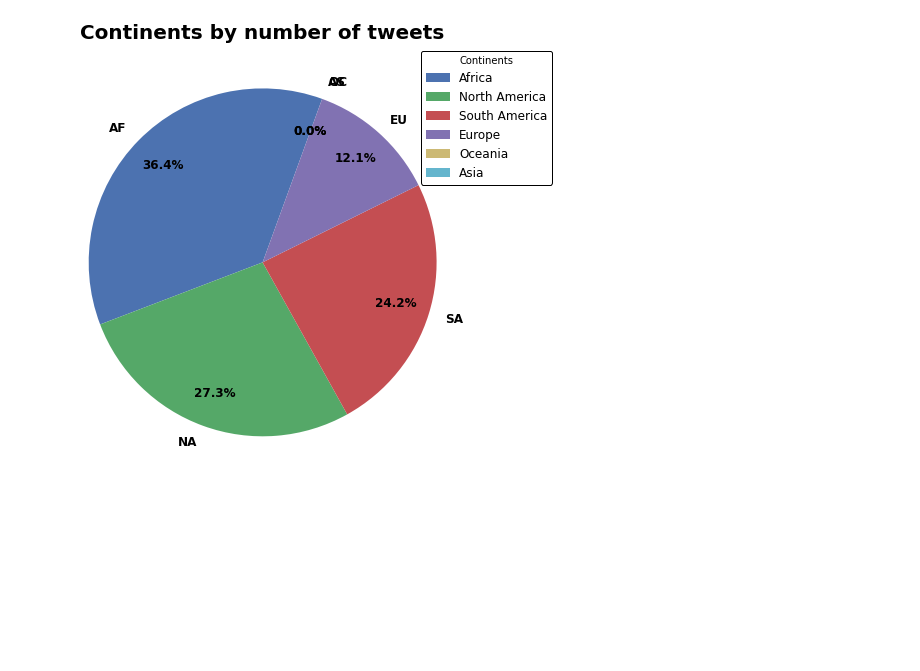
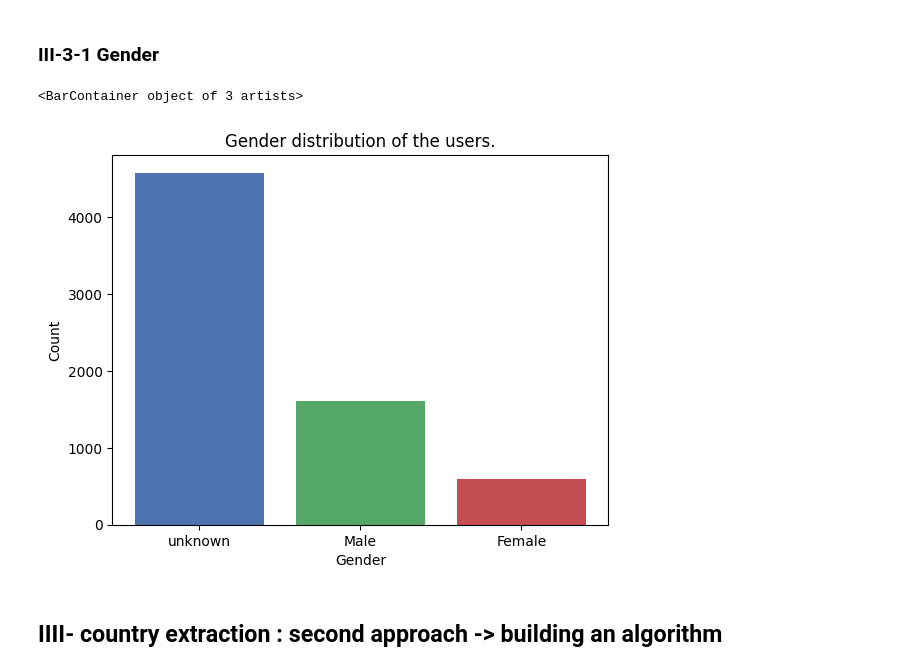
Before and after one commit to Ayoubkassi/Twitter_Comercial_Segments, a Jupyter notebook: Data_analysis.ipynb, the cells around one changed output. Saved outputs shown, nothing was run; the diff lists cells and outputs as text; code cells hidden in the pictures; blank space fills up the shorter version.

```diff
--- a/Data_analysis.ipynb
+++ b/Data_analysis.ipynb
@@ -150,31 +229,14 @@ plt.show()
-# %%
-import seaborn as sns
-import matplotlib.pyplot as plt
-
-s = [12, 9, 8, 4, 0, 0]
-new = ['AF', 'NA', 'SA', 'EU', 'OC', 'AS']
-colors = ['#4c72b0', '#55a868', '#c44e52', '#8172b2', '#ccb974', '#64b5cd']
-
-fig, ax = plt.subplots(figsize=(8, 8))
-wedges, texts, autotexts = ax.pie(s, labels=new, colors=colors, startangle=70,
-                                  autopct='%1.1f%%', pctdistance=0.8,
-                                  labeldistance=1.1, textprops={'fontsize': 12,
-                                                                 'color': 'black',
-                                                                 'weight': 'bold'})
-# Add legend
-legend_labels = ['Africa', 'North America', 'South America',
-                 'Europe', 'Oceania', 'Asia']
-legend_colors = [colors[i] for i in range(len(new))]
-plt.legend(wedges, legend_labels, title="Continents", loc="upper left",
-           bbox_to_anchor=(0.85, 1), fontsize=12,
-           frameon=True, framealpha=1, fancybox=True, edgecolor="black",
-           facecolor="white")
-
-# Add title and subtitle
-ax.set_title("Continents by number of tweets", fontsize=20, weight="bold")
-
-# Set aspect ratio to be equal and display the chart
-ax.set_aspect('equal')
-plt.show()
-# %% [output]
-[figure, removed]
+# %% [markdown]
+### III-3-1 Gender
+# %%
+gender_val = Users_data.gender.value_counts()
+plt.bar(['unknown', 'Male', 'Female'], gender_val)
+plt.xlabel("Gender")
+plt.ylabel("Count")
+plt.title("Gender distribution of the users.")
+plt.bar(np.arange(3), gender_val, color=['#4c72b0', '#55a868', '#c44e52'])
+# %% [output]
+<BarContainer object of 3 artists>
+[figure, added]
+# %% [markdown]
+## IIII- country extraction : second approach -> building an algorithm
```
Also changed, not shown: parts of 35 cells of this notebook.
